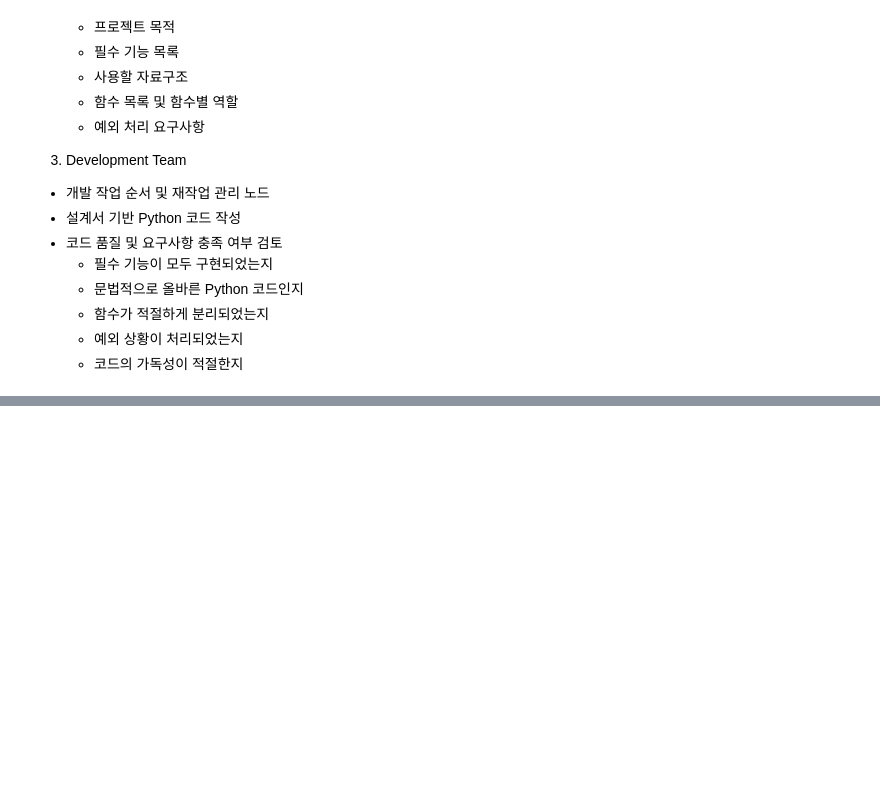
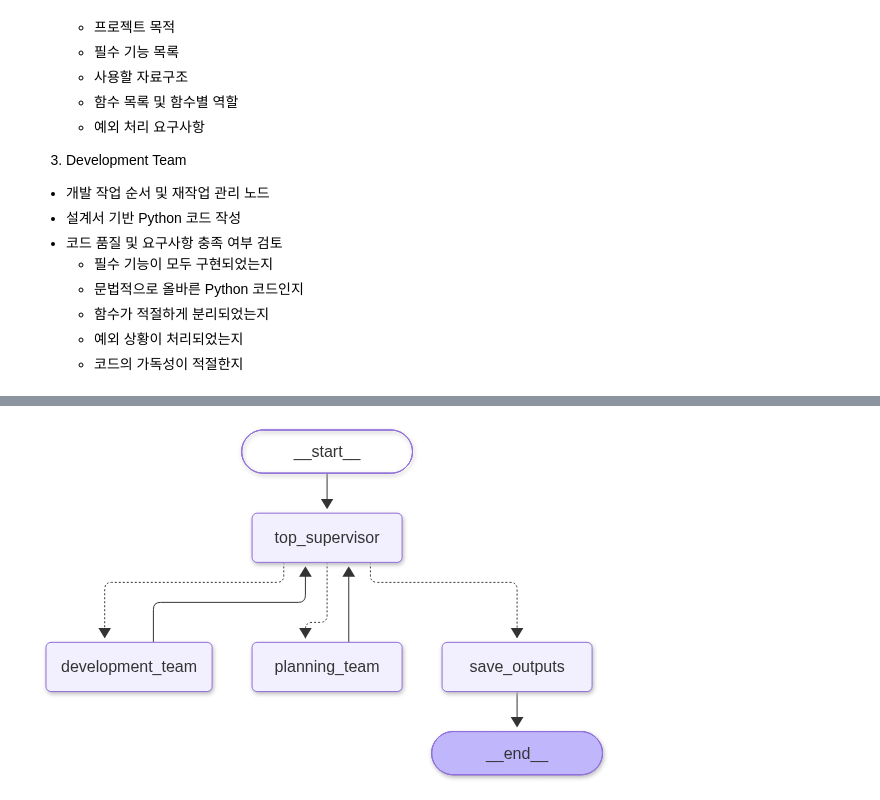
Before and after one commit to harwoon/14_Agent, a Jupyter notebook: 6_멀티에이전트.ipynb, the cells around one changed output, grey strips where cells are left out. Cells and saved outputs as stored; diff of their text form; code cells hidden in the pictures; blank space fills up the shorter version.

```diff
--- a/6_멀티에이전트.ipynb
+++ b/6_멀티에이전트.ipynb
@@ -539,0 +775,14 @@ MAS는 단순히 AI 모델이나 프로그램을 여러 개 배치하는 것과
+# %%
+top_builder = StateGraph(ProjectState)
+top_builder.add_node("top_supervisor", top_supervisor)
+top_builder.add_node("planning_team", run_planning)
+top_builder.add_node("development_team", run_development)
+top_builder.add_node("save_outputs", save_outputs)
+top_builder.add_edge(START, "top_supervisor")
+top_builder.add_edge("planning_team", "top_supervisor")
+top_builder.add_edge("development_team", "top_supervisor")
+top_builder.add_edge("save_outputs", END)
+graph = top_builder.compile()
+graph
+# %% [output]
+[figure, added]
```
Also changed, not shown: parts of 13 cells of this notebook, 4 other files.
